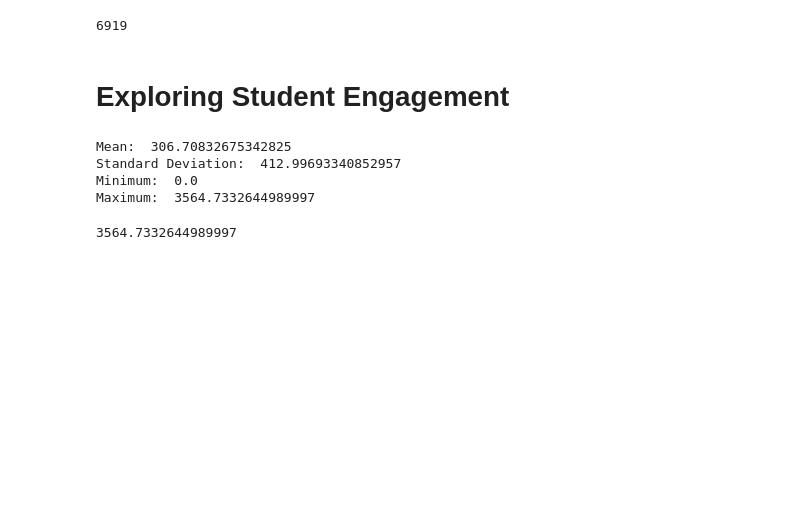
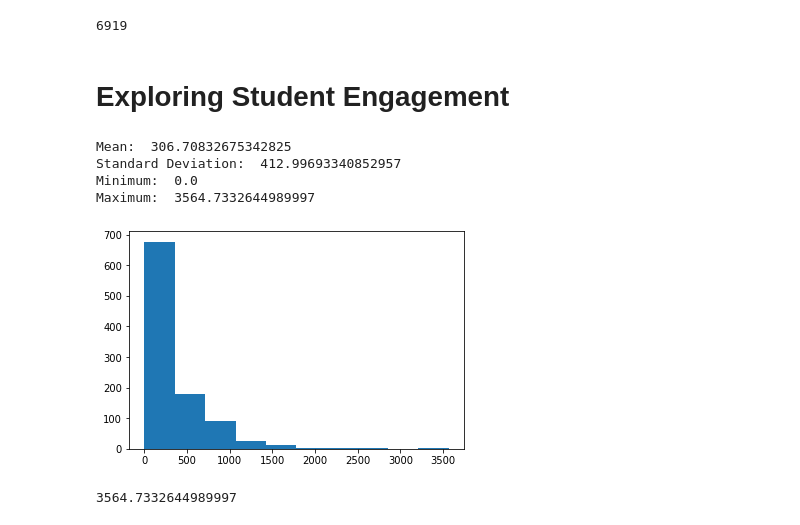
Before and after one commit to shoptsc/Data_Analysis, a Jupyter notebook: Lesson1.ipynb, the cells around one changed output. Cells and saved outputs as stored; diff of their text form; code cells hidden in the pictures; blank space fills up the shorter version.

Commit message:
Plotting Histogram

```diff
--- a/Lesson1.ipynb
+++ b/Lesson1.ipynb
@@ -375,21 +373,25 @@ def sum_grouped_items(grouped_data, field_name):
 total_minutes_by_account = sum_grouped_items(engagement_by_account, "total_minutes_visited")
 # %%
 import numpy as np
+%matplotlib inline
+import matplotlib.pyplot as plt
 
 # Summarize the data about minutes spent in the classroom
 def describe_data(data):
     print("Mean: ", np.mean(data))
     print("Standard Deviation: ", np.std(data))
     print("Minimum: ", np.min(data))
     print("Maximum: ", np.max(data))
+    plt.hist
 
 total_minutes = list(total_minutes_by_account.values())
 describe_data(total_minutes)
 # %% [output]
 Mean:  306.70832675342825
 Standard Deviation:  412.99693340852957
 Minimum:  0.0
 Maximum:  3564.7332644989997
+[figure, added]
 # %%
 student_with_max_minutes = None
 max_minutes = 0
```
Also changed, not shown: parts of 14 cells of this notebook.
